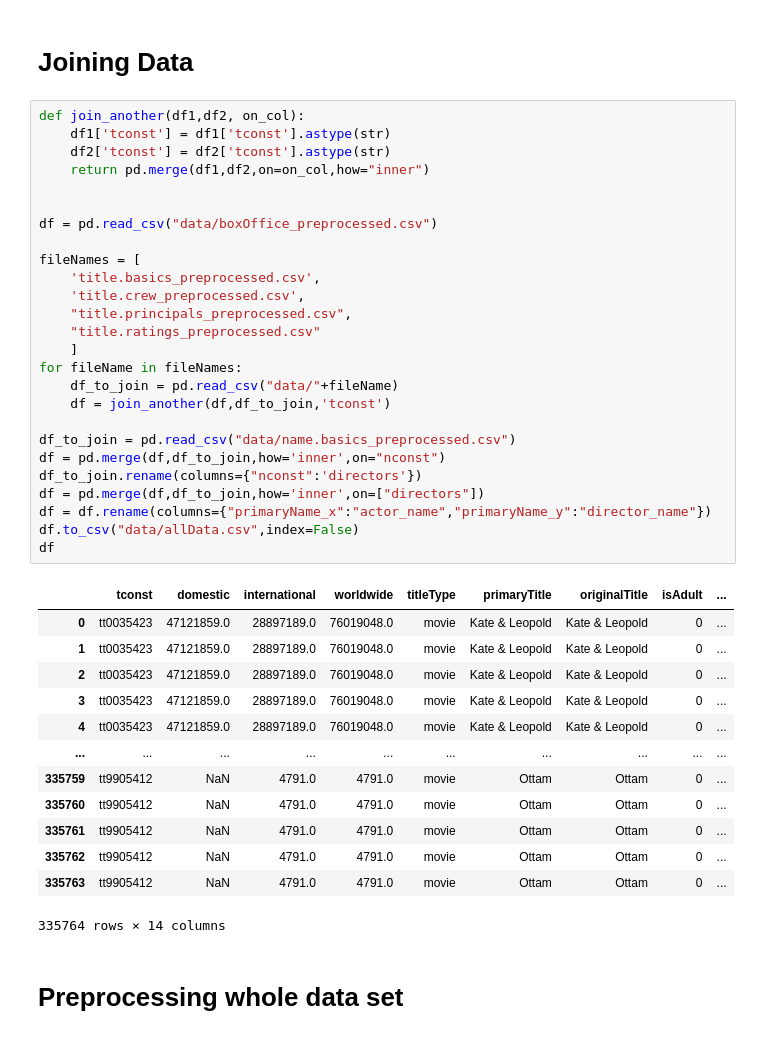
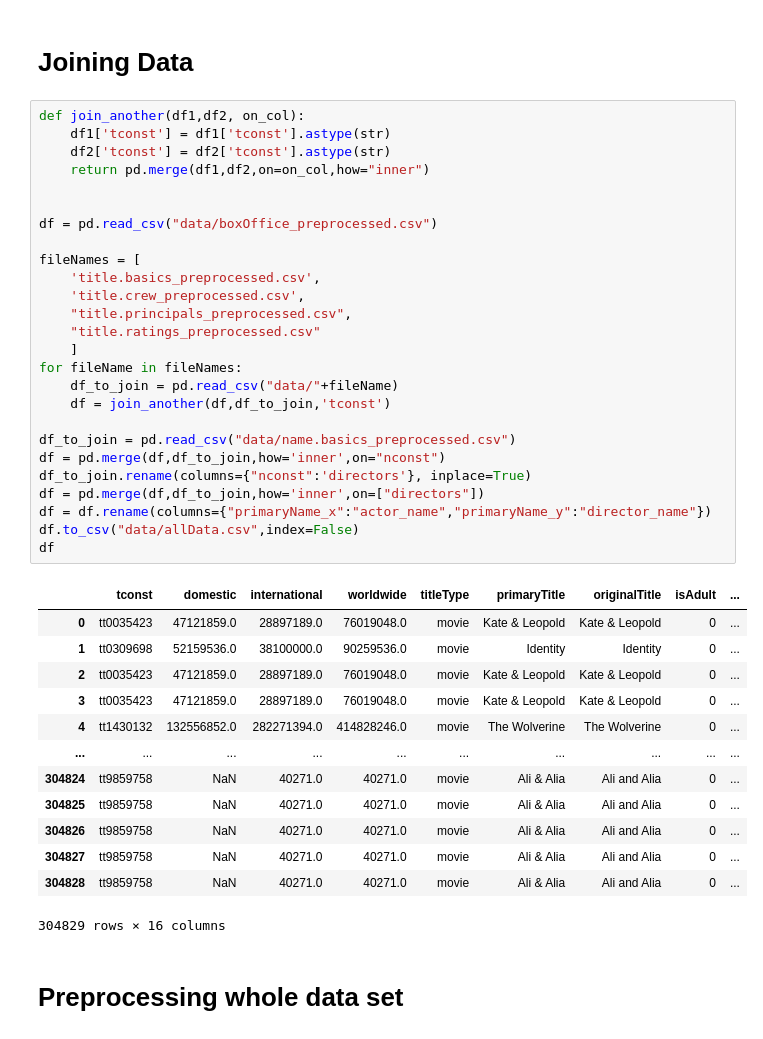
Before and after one commit to moerfii/BigDataAnalytics, a Jupyter notebook: BigDataAnalytics.ipynb, the cells around one changed output. Cells and saved outputs as stored; diff of their text form.

```diff
--- a/BigDataAnalytics.ipynb
+++ b/BigDataAnalytics.ipynb
@@ -254,43 +253,43 @@ df
 # %%
 def join_another(df1,df2, on_col):
     df1['tconst'] = df1['tconst'].astype(str)
     df2['tconst'] = df2['tconst'].astype(str)
     return pd.merge(df1,df2,on=on_col,how="inner")
 
 
 df = pd.read_csv("data/boxOffice_preprocessed.csv")
 
 fileNames = [
     'title.basics_preprocessed.csv',
     'title.crew_preprocessed.csv',
     "title.principals_preprocessed.csv",
     "title.ratings_preprocessed.csv"
     ]
 for fileName in fileNames:
     df_to_join = pd.read_csv("data/"+fileName)
     df = join_another(df,df_to_join,'tconst')
 
 df_to_join = pd.read_csv("data/name.basics_preprocessed.csv")
 df = pd.merge(df,df_to_join,how='inner',on="nconst")
-df_to_join.rename(columns={"nconst":'directors'})
+df_to_join.rename(columns={"nconst":'directors'}, inplace=True)
 df = pd.merge(df,df_to_join,how='inner',on=["directors"])
 df = df.rename(columns={"primaryName_x":"actor_name","primaryName_y":"director_name"})
 df.to_csv("data/allData.csv",index=False)
 df
 # %% [output]
 |  | tconst | domestic | international | worldwide | titleType | primaryTitle | originalTitle | isAdult | ... |
 | 0 | tt0035423 | 47121859.0 | 28897189.0 | 76019048.0 | movie | Kate & Leopold | Kate & Leopold | 0 | ... |
-| 1 | tt0035423 | 47121859.0 | 28897189.0 | 76019048.0 | movie | Kate & Leopold | Kate & Leopold | 0 | ... |
+| 1 | tt0309698 | 52159536.0 | 38100000.0 | 90259536.0 | movie | Identity | Identity | 0 | ... |
 | 2 | tt0035423 | 47121859.0 | 28897189.0 | 76019048.0 | movie | Kate & Leopold | Kate & Leopold | 0 | ... |
 | 3 | tt0035423 | 47121859.0 | 28897189.0 | 76019048.0 | movie | Kate & Leopold | Kate & Leopold | 0 | ... |
-| 4 | tt0035423 | 47121859.0 | 28897189.0 | 76019048.0 | movie | Kate & Leopold | Kate & Leopold | 0 | ... |
+| 4 | tt1430132 | 132556852.0 | 282271394.0 | 414828246.0 | movie | The Wolverine | The Wolverine | 0 | ... |
 | ... | ... | ... | ... | ... | ... | ... | ... | ... | ... |
-| 335759 | tt9905412 | NaN | 4791.0 | 4791.0 | movie | Ottam | Ottam | 0 | ... |
-| 335760 | tt9905412 | NaN | 4791.0 | 4791.0 | movie | Ottam | Ottam | 0 | ... |
-| 335761 | tt9905412 | NaN | 4791.0 | 4791.0 | movie | Ottam | Ottam | 0 | ... |
-| 335762 | tt9905412 | NaN | 4791.0 | 4791.0 | movie | Ottam | Ottam | 0 | ... |
-| 335763 | tt9905412 | NaN | 4791.0 | 4791.0 | movie | Ottam | Ottam | 0 | ... |
+| 304824 | tt9859758 | NaN | 40271.0 | 40271.0 | movie | Ali & Alia | Ali and Alia | 0 | ... |
+| 304825 | tt9859758 | NaN | 40271.0 | 40271.0 | movie | Ali & Alia | Ali and Alia | 0 | ... |
+| 304826 | tt9859758 | NaN | 40271.0 | 40271.0 | movie | Ali & Alia | Ali and Alia | 0 | ... |
+| 304827 | tt9859758 | NaN | 40271.0 | 40271.0 | movie | Ali & Alia | Ali and Alia | 0 | ... |
+| 304828 | tt9859758 | NaN | 40271.0 | 40271.0 | movie | Ali & Alia | Ali and Alia | 0 | ... |
-335764 rows × 14 columns
+304829 rows × 16 columns
 # %% [markdown]
 # Preprocessing whole data set
 # %%
```
Also changed, not shown: parts of 43 cells of this notebook, 3 other files.
